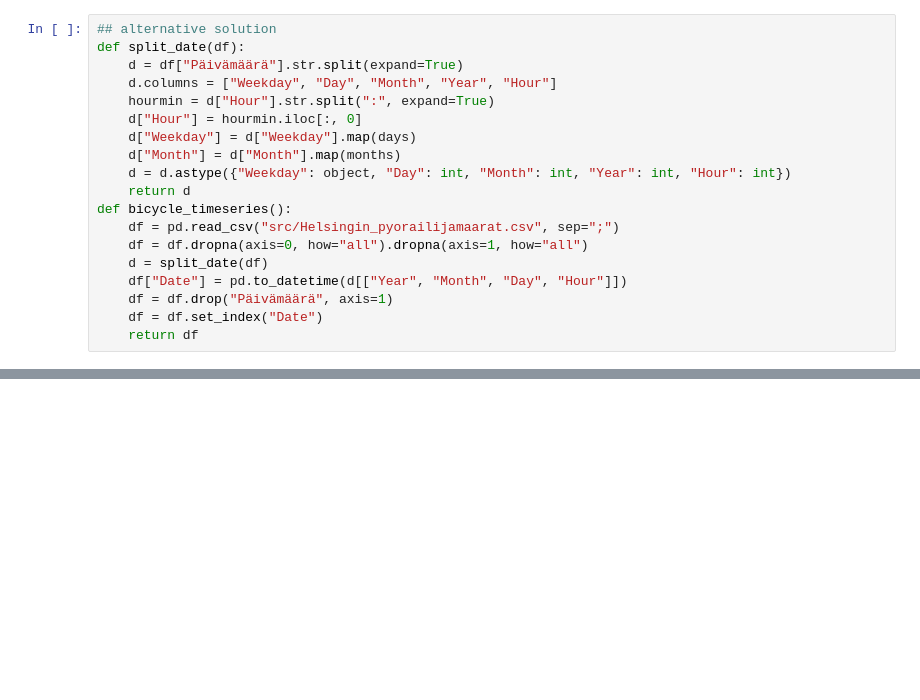
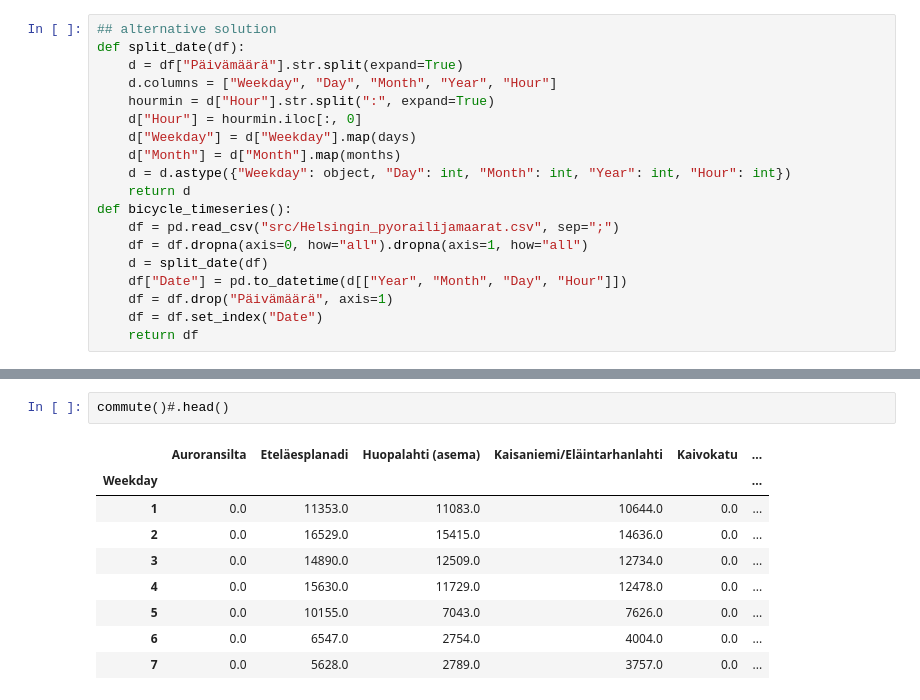
Before and after one commit to annassanchez/HY-2021-DataScience, a Jupyter notebook: week05/week05.ipynb, the cells around one changed output, grey strips where cells are left out. Saved outputs shown, nothing was run; the diff lists cells and outputs as text; blank space fills up the shorter version.

```diff
--- a/week05/week05.ipynb
+++ b/week05/week05.ipynb
@@ -984,0 +1005,12 @@ def bicycle_timeseries():
+# %%
+commute()#.head()
+# %% [output]
+|  | Auroransilta | Eteläesplanadi | Huopalahti (asema) | Kaisaniemi/Eläintarhanlahti | Kaivokatu | ... |
+| Weekday |  |  |  |  |  | ... |
+| 1 | 0.0 | 11353.0 | 11083.0 | 10644.0 | 0.0 | ... |
+| 2 | 0.0 | 16529.0 | 15415.0 | 14636.0 | 0.0 | ... |
+| 3 | 0.0 | 14890.0 | 12509.0 | 12734.0 | 0.0 | ... |
+| 4 | 0.0 | 15630.0 | 11729.0 | 12478.0 | 0.0 | ... |
+| 5 | 0.0 | 10155.0 | 7043.0 | 7626.0 | 0.0 | ... |
+| 6 | 0.0 | 6547.0 | 2754.0 | 4004.0 | 0.0 | ... |
+| 7 | 0.0 | 5628.0 | 2789.0 | 3757.0 | 0.0 | ... |
```
Also changed, not shown: parts of 7 cells of this notebook.
